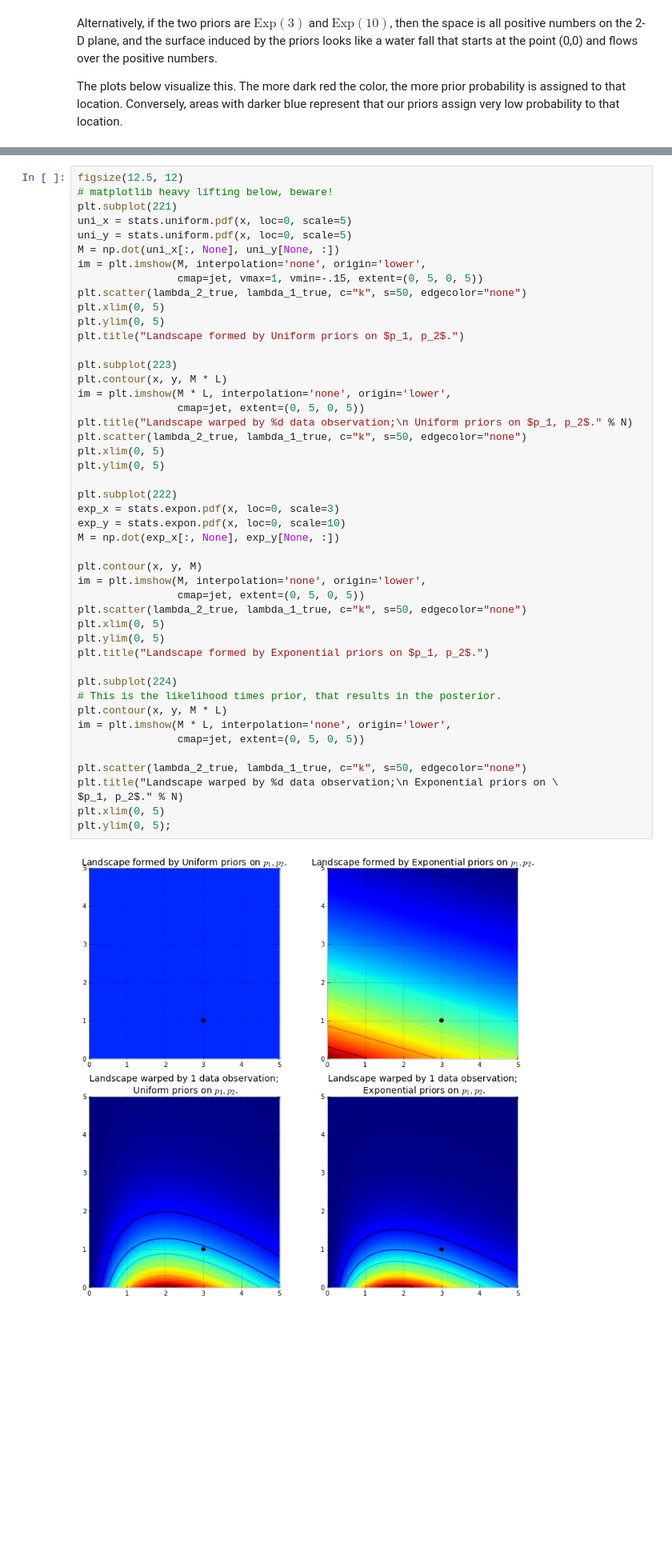
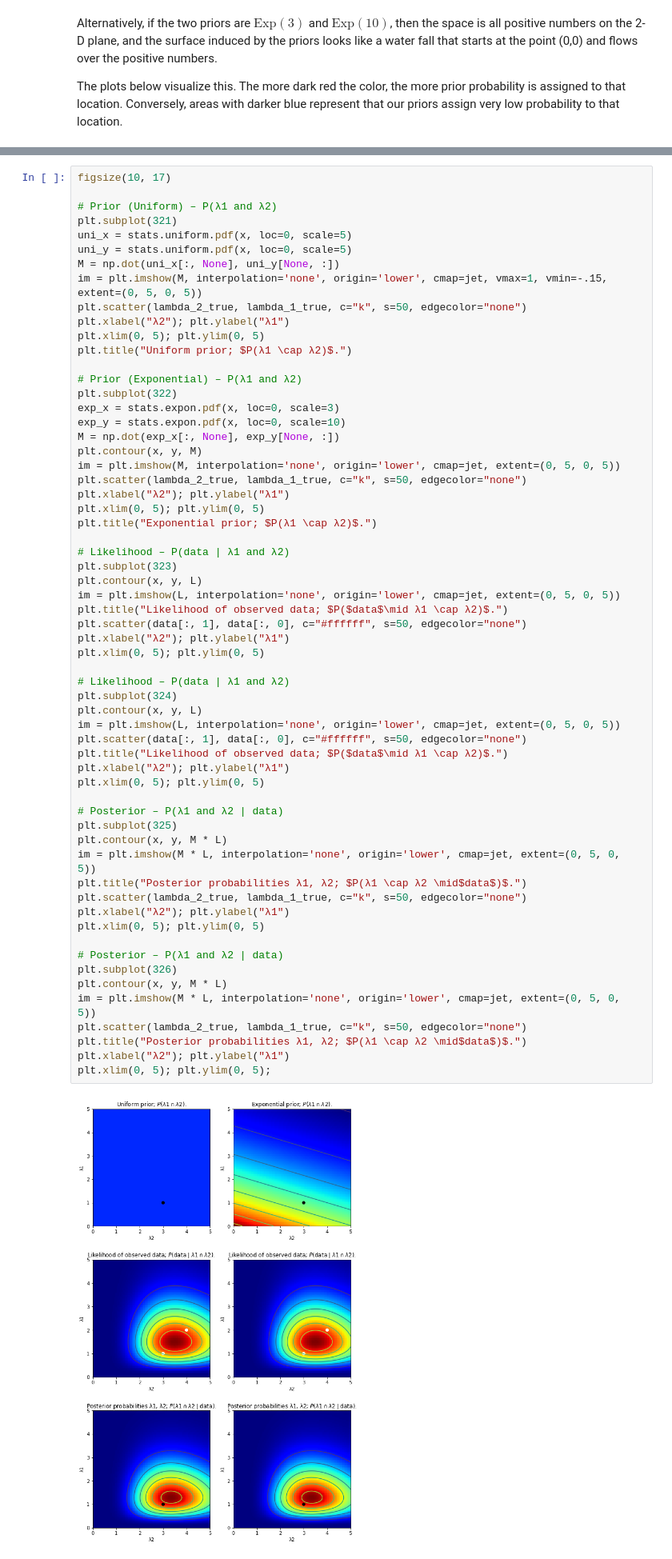
Before and after one commit to kennysong/Probabilistic-Programming-and-Bayesian-Methods-for-Hackers, a Jupyter notebook: Chapter3_MCMC/Ch3_IntroMCMC_PyMC3.ipynb, the cells around one changed output, grey strips where cells are left out. Shown at 80% size. Saved outputs shown, nothing was run; the diff lists cells and outputs as text; blank space fills up the shorter version.

```diff
--- a/Chapter3_MCMC/Ch3_IntroMCMC_PyMC3.ipynb
+++ b/Chapter3_MCMC/Ch3_IntroMCMC_PyMC3.ipynb
@@ -105,52 +142,66 @@ observed (2-dimensional,sample size = 1): [[0 2]]
 # %%
-figsize(12.5, 12)
-# matplotlib heavy lifting below, beware!
-plt.subplot(221)
+figsize(10, 17)
+
+# Prior (Uniform) – P(λ1 and λ2)
+plt.subplot(321)
 uni_x = stats.uniform.pdf(x, loc=0, scale=5)
 uni_y = stats.uniform.pdf(x, loc=0, scale=5)
 M = np.dot(uni_x[:, None], uni_y[None, :])
-im = plt.imshow(M, interpolation='none', origin='lower',
-                cmap=jet, vmax=1, vmin=-.15, extent=(0, 5, 0, 5))
+im = plt.imshow(M, interpolation='none', origin='lower', cmap=jet, vmax=1, vmin=-.15, extent=(0, 5, 0, 5))
 plt.scatter(lambda_2_true, lambda_1_true, c="k", s=50, edgecolor="none")
-plt.xlim(0, 5)
-plt.ylim(0, 5)
-plt.title("Landscape formed by Uniform priors on $p_1, p_2$.")
+plt.xlabel("λ2"); plt.ylabel("λ1")
+plt.xlim(0, 5); plt.ylim(0, 5)
+plt.title("Uniform prior; $P(λ1 \cap λ2)$.")
 
-plt.subplot(223)
-plt.contour(x, y, M * L)
-im = plt.imshow(M * L, interpolation='none', origin='lower',
-                cmap=jet, extent=(0, 5, 0, 5))
-plt.title("Landscape warped by %d data observation;\n Uniform priors on $p_1, p_2$." % N)
-plt.scatter(lambda_2_true, lambda_1_true, c="k", s=50, edgecolor="none")
-plt.xlim(0, 5)
-plt.ylim(0, 5)
-
-plt.subplot(222)
+# Prior (Exponential) – P(λ1 and λ2)
+plt.subplot(322)
 exp_x = stats.expon.pdf(x, loc=0, scale=3)
 exp_y = stats.expon.pdf(x, loc=0, scale=10)
 M = np.dot(exp_x[:, None], exp_y[None, :])
+plt.contour(x, y, M)
+im = plt.imshow(M, interpolation='none', origin='lower', cmap=jet, extent=(0, 5, 0, 5))
+plt.scatter(lambda_2_true, lambda_1_true, c="k", s=50, edgecolor="none")
+plt.xlabel("λ2"); plt.ylabel("λ1")
+plt.xlim(0, 5); plt.ylim(0, 5)
+plt.title("Exponential prior; $P(λ1 \cap λ2)$.")
 
-plt.contour(x, y, M)
-im = plt.imshow(M, interpolation='none', origin='lower',
-                cmap=jet, extent=(0, 5, 0, 5))
+# Likelihood – P(data | λ1 and λ2)
+plt.subplot(323)
+plt.contour(x, y, L)
+im = plt.imshow(L, interpolation='none', origin='lower', cmap=jet, extent=(0, 5, 0, 5))
+plt.title("Likelihood of observed data; $P($data$\mid λ1 \cap λ2)$.")
+plt.scatter(data[:, 1], data[:, 0], c="#ffffff", s=50, edgecolor="none")
+plt.xlabel("λ2"); plt.ylabel("λ1")
+plt.xlim(0, 5); plt.ylim(0, 5)
+
+# Likelihood – P(data | λ1 and λ2)
+plt.subplot(324)
+plt.contour(x, y, L)
+im = plt.imshow(L, interpolation='none', origin='lower', cmap=jet, extent=(0, 5, 0, 5))
+plt.scatter(data[:, 1], data[:, 0], c="#ffffff", s=50, edgecolor="none")
+plt.title("Likelihood of observed data; $P($data$\mid λ1 \cap λ2)$.")
+plt.xlabel("λ2"); plt.ylabel("λ1")
+plt.xlim(0, 5); plt.ylim(0, 5)
+
+# Posterior – P(λ1 and λ2 | data)
+plt.subplot(325)
+plt.contour(x, y, M * L)
+im = plt.imshow(M * L, interpolation='none', origin='lower', cmap=jet, extent=(0, 5, 0, 5))
+plt.title("Posterior probabilities λ1, λ2; $P(λ1 \cap λ2 \mid$data$)$.")
 plt.scatter(lambda_2_true, lambda_1_true, c="k", s=50, edgecolor="none")
-plt.xlim(0, 5)
-plt.ylim(0, 5)
-plt.title("Landscape formed by Exponential priors on $p_1, p_2$.")
+plt.xlabel("λ2"); plt.ylabel("λ1")
+plt.xlim(0, 5); plt.ylim(0, 5)
 
-plt.subplot(224)
-# This is the likelihood times prior, that results in the posterior.
+# Posterior – P(λ1 and λ2 | data)
+plt.subplot(326)
 plt.contour(x, y, M * L)
-im = plt.imshow(M * L, interpolation='none', origin='lower',
-                cmap=jet, extent=(0, 5, 0, 5))
-
+im = plt.imshow(M * L, interpolation='none', origin='lower', cmap=jet, extent=(0, 5, 0, 5))
 plt.scatter(lambda_2_true, lambda_1_true, c="k", s=50, edgecolor="none")
-plt.title("Landscape warped by %d data observation;\n Exponential priors on \
-$p_1, p_2$." % N)
-plt.xlim(0, 5)
-plt.ylim(0, 5);
+plt.title("Posterior probabilities λ1, λ2; $P(λ1 \cap λ2 \mid$data$)$.")
+plt.xlabel("λ2"); plt.ylabel("λ1")
+plt.xlim(0, 5); plt.ylim(0, 5);
 # %% [output]
-[figure, old version]
+[figure, new version]
 # %% [markdown]
 The plot on the left is the deformed landscape with the $\text{Uniform}(0,5)$ priors, and the plot on the right is the deformed landscape with the exponential priors. Notice that the posterior landscapes look different from one another, though the data observed is identical in both cases. The reason is as follows. Notice the exponential-prior landscape, bottom right figure, puts very little *posterior* weight on values in the upper right corner of the figure: this is because *the prior does not put much weight there*. On the other hand, the uniform-prior landscape is happy to put posterior weight in the upper-right corner, as the prior puts more weight there.
 
```
Also changed, not shown: parts of 69 cells of this notebook, 7 other files.
